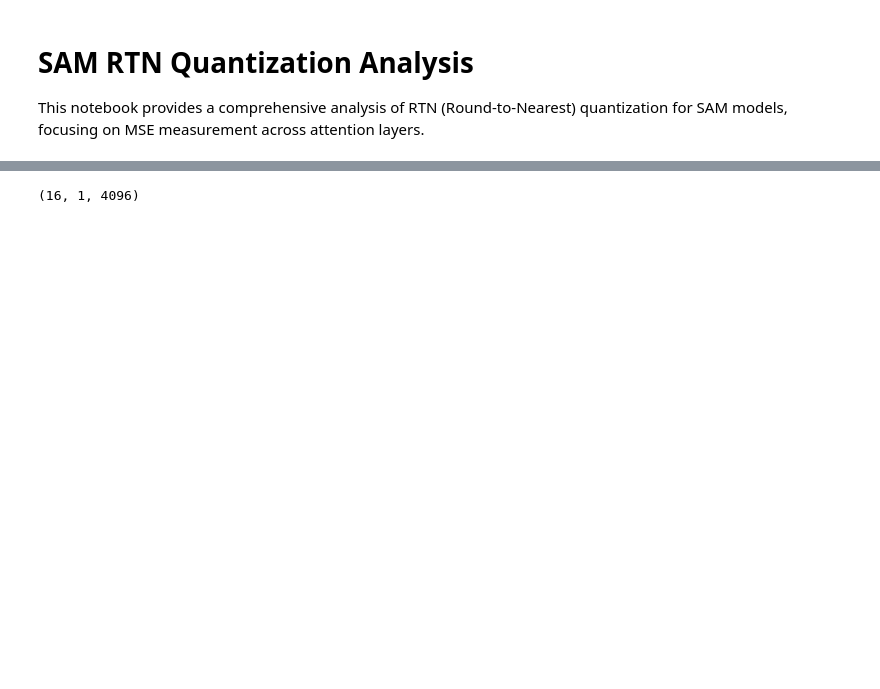
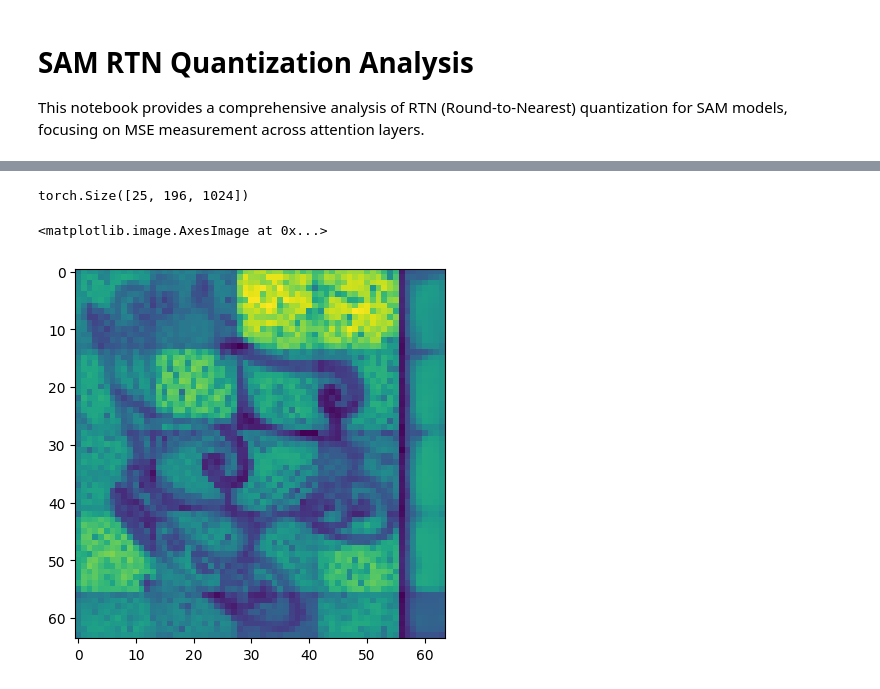
Before and after one commit to hchautran/SAM_Quantization, a Jupyter notebook: encoder.ipynb, the cells around one changed output, grey strips where cells are left out. Cells and saved outputs as stored; diff of their text form; code cells hidden in the pictures; blank space fills up the shorter version.

```diff
--- a/encoder.ipynb
+++ b/encoder.ipynb
@@ -115,4 +139,0 @@ def get_v_mean(layer_idx:int):
-# %%
-get_attention_map_mean(5).shape
-# %% [output]
-(16, 1, 4096)
@@ -156,2 +140,25 @@ def show_attn_map(attn_map):
+# %%
+from matplotlib import pyplot as plt
+import torch
+layer_idx = 15
+q = torch.from_numpy(get_q(layer_idx))
+k = torch.from_numpy(get_k(layer_idx))
+v = torch.from_numpy(get_v(layer_idx))
+x = torch.from_numpy(get_feature(layer_idx))
+x_attn = torch.from_numpy(get_feature_attn(layer_idx))
+x_hat = torch.from_numpy(ImageEncoderViTObserver.attention_score[f'block_x_hat'][layer_idx])
+# %%
+x.shape
+# %% [output]
+torch.Size([25, 196, 1024])
+# %%
+energy = cal_energy(x, margin=0.9)
+if energy.shape[0] > 1:
+    energy_unpartitioned = window_unpartition(energy, 14, (70,70), (64,64))
+# %%
+plt.imshow(energy_unpartitioned.reshape(64,64))
+# %% [output]
+<matplotlib.image.AxesImage at 0x...>
+[figure, added]
 # %%
 
```
Also changed, not shown: parts of 11 cells of this notebook, 25 other files.
